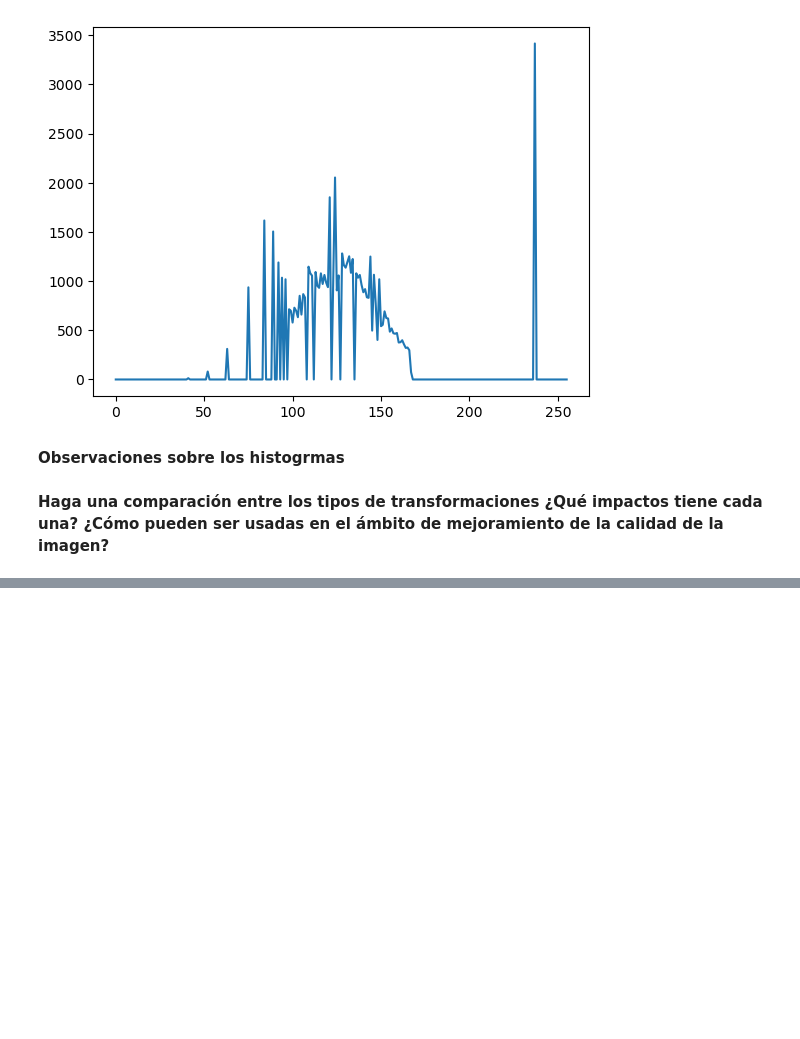
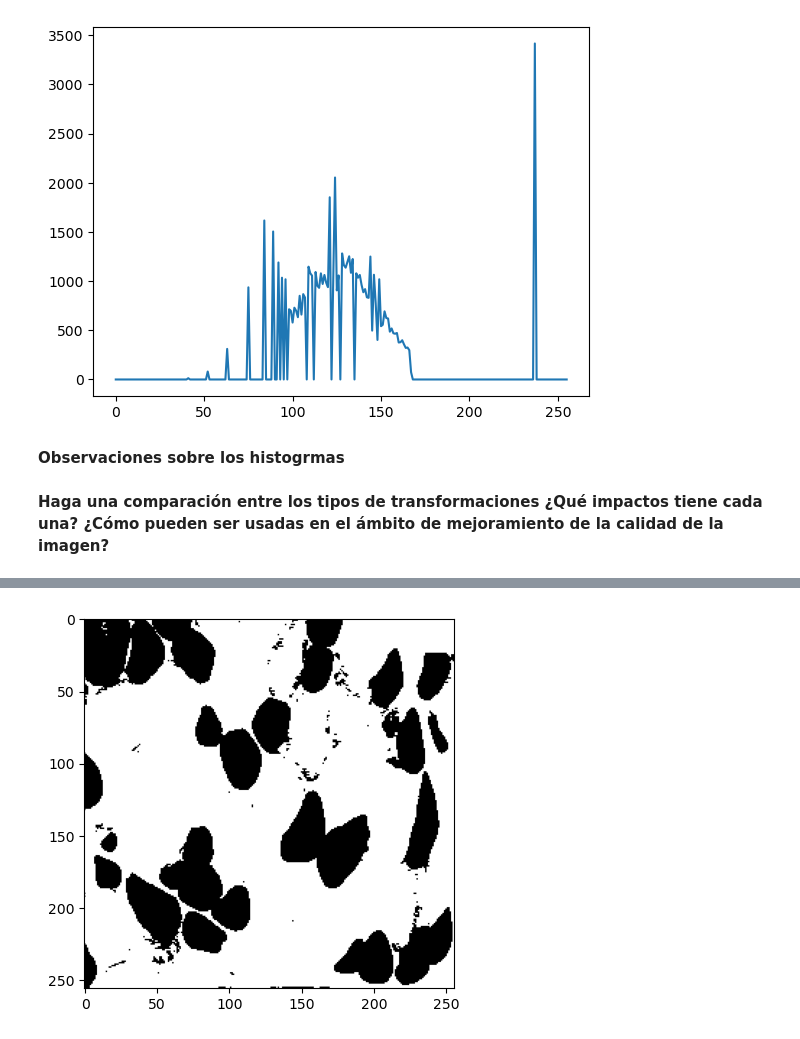
Before and after one commit to ImagenesYVision/Taller2, a Jupyter notebook: Taller2.ipynb, the cells around one changed output, grey strips where cells are left out. Drawn from its saved outputs; the diff is of its cells as text; code cells hidden in the pictures; blank space fills up the shorter version.

```diff
--- a/Taller2.ipynb
+++ b/Taller2.ipynb
@@ -204,0 +226,7 @@ plt.plot(histMatched)
+# %%
+muscleRescaled = exposure.rescale_intensity(muscle, in_range=(90,91), out_range=(0,255))
+muscleRescaled = muscleRescaled.astype(np.uint8)
+plt.imshow(muscleRescaled, vmin=0, vmax=255, cmap='gray')
+plt.show()
+# %% [output]
+[figure, added]
```
Also changed, not shown: parts of 10 cells of this notebook, 1 other file.
